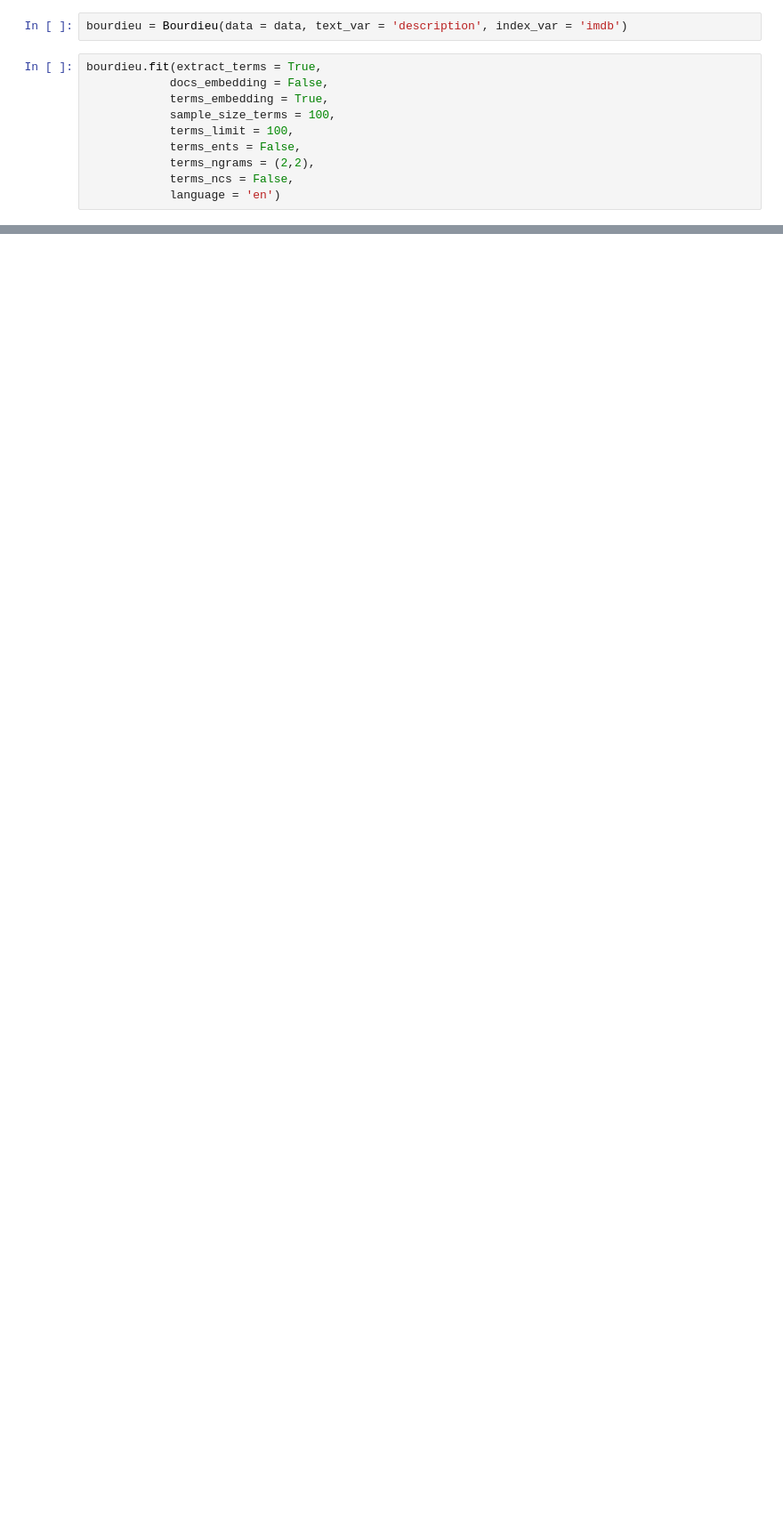
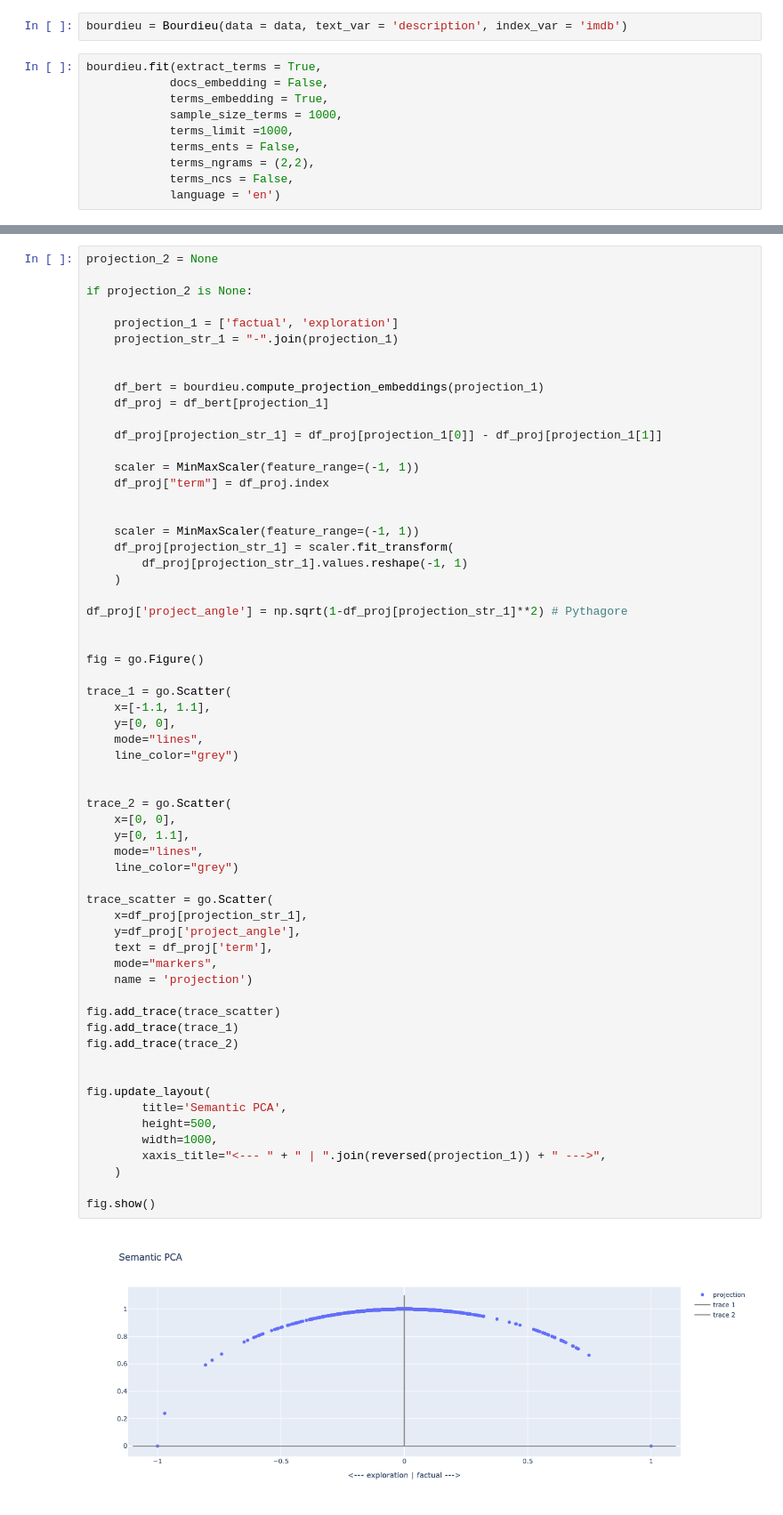
Before and after one commit to charlesdedampierre/bunkatech, a Jupyter notebook: demo_bourdieu.ipynb, the cells around one changed output, grey strips where cells are left out. Shown at 89% size. Drawn from its saved outputs; the diff is of its cells as text; blank space fills up the shorter version.

```diff
--- a/demo_bourdieu.ipynb
+++ b/demo_bourdieu.ipynb
@@ -14,8 +17,8 @@ bourdieu = Bourdieu(data = data, text_var = 'description', index_var = 'imdb')
 bourdieu.fit(extract_terms = True,
             docs_embedding = False,
             terms_embedding = True,
-            sample_size_terms = 100,
-            terms_limit = 100,
+            sample_size_terms = 1000,
+            terms_limit =1000,
             terms_ents = False,
             terms_ngrams = (2,2),
             terms_ncs = False,
@@ -22,0 +31,63 @@ bourdieu.fit(extract_terms = True,
+# %%
+projection_2 = None
+
+if projection_2 is None:
+
+    projection_1 = ['factual', 'exploration']
+    projection_str_1 = "-".join(projection_1)
+
+
+    df_bert = bourdieu.compute_projection_embeddings(projection_1)
+    df_proj = df_bert[projection_1]
+
+    df_proj[projection_str_1] = df_proj[projection_1[0]] - df_proj[projection_1[1]]
+
+    scaler = MinMaxScaler(feature_range=(-1, 1))
+    df_proj["term"] = df_proj.index
+
+
+    scaler = MinMaxScaler(feature_range=(-1, 1))
+    df_proj[projection_str_1] = scaler.fit_transform(
+        df_proj[projection_str_1].values.reshape(-1, 1)
+    )
+
+df_proj['project_angle'] = np.sqrt(1-df_proj[projection_str_1]**2) # Pythagore
+
+
+fig = go.Figure()
+
+trace_1 = go.Scatter(
+    x=[-1.1, 1.1],
+    y=[0, 0],
+    mode="lines",
+    line_color="grey")
+
+
+trace_2 = go.Scatter(
+    x=[0, 0],
+    y=[0, 1.1],
+    mode="lines",
+    line_color="grey")
+
+trace_scatter = go.Scatter(
+    x=df_proj[projection_str_1],
+    y=df_proj['project_angle'],
+    text = df_proj['term'],
+    mode="markers",
+    name = 'projection')
+
+fig.add_trace(trace_scatter)
+fig.add_trace(trace_1)
+fig.add_trace(trace_2)
+
+
+fig.update_layout(
+        title='Semantic PCA',
+        height=500,
+        width=1000,
+        xaxis_title="<--- " + " | ".join(reversed(projection_1)) + " --->",
+    )
+
+fig.show()
+# %% [output]
+[figure, added]
```
Also changed, not shown: parts of 8 cells of this notebook, 4 other files.
